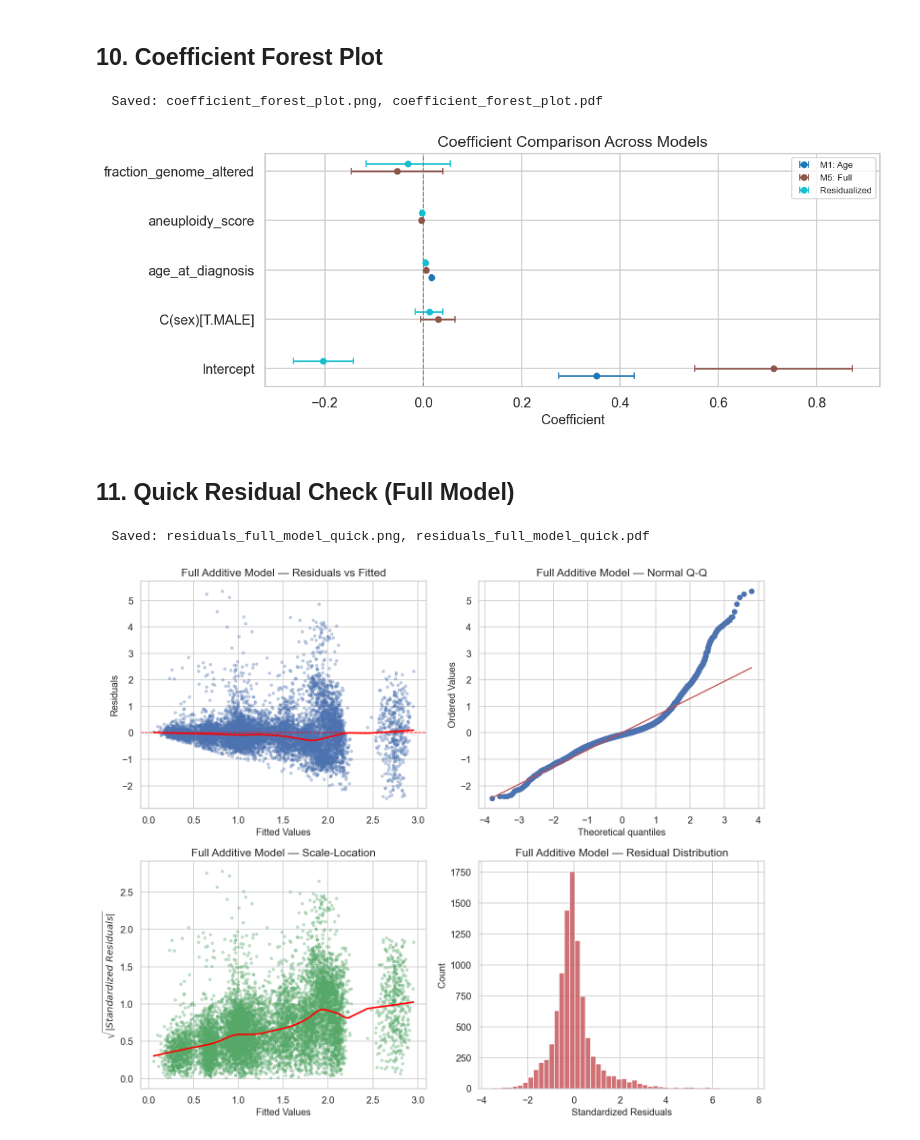
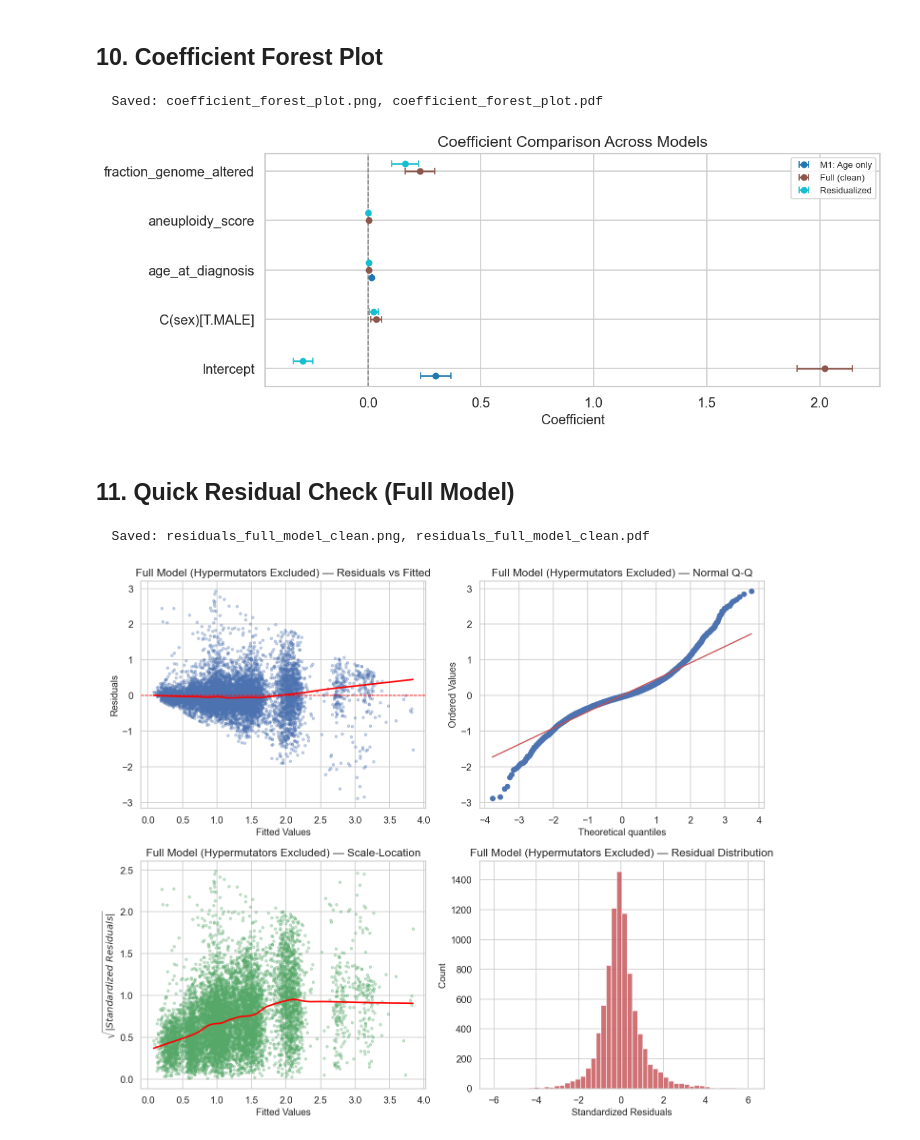
Before and after one commit to l1joseph/tmb-prediction_math189, a Jupyter notebook: notebooks/03_linear_regression.ipynb, the cells around one changed output. Cells and saved outputs as stored; diff of their text form; code cells hidden in the pictures.

```diff
--- a/notebooks/03_linear_regression.ipynb
+++ b/notebooks/03_linear_regression.ipynb
@@ -64,0 +50,18 @@ Complete cases (with MSI): 9568
+# %%
+# Core predictors
+core_predictors = ["age_at_diagnosis", "cancer_type", "sex",
+                   "msi_status", "aneuploidy_score", "fraction_genome_altered"]
+available = [c for c in core_predictors if c in df.columns]
+
+# Complete-case for full model (with MSI)
+model_df = get_model_df(df, available, "log_tmb")
+print(f"Complete cases: {len(model_df)}")
+print(f"TMB-high prevalence: {(model_df['log_tmb'] > np.log1p(10)).mean():.1%}")
+
+# Flag hypermutators (TMB > 50 mut/Mb) — these are MSI-H / POLE outliers
+model_df["hypermutator"] = (np.expm1(model_df["log_tmb"]) > 50).astype(int)
+print(f"Hypermutators (TMB > 50): {model_df['hypermutator'].sum()} ({model_df['hypermutator'].mean():.1%})")
+
+# Non-hypermutator subset for cleaner regression
+model_df_clean = model_df[model_df["hypermutator"] == 0].copy()
+print(f"After excluding hypermutators: {len(model_df_clean)}")
@@ -157,0 +164,13 @@ strong multicollinearity or other numerical problems.
+# %%
+full_formula = "log_tmb ~ age_at_diagnosis + C(cancer_type) + C(sex) + C(msi_status) + aneuploidy_score + fraction_genome_altered"
+
+# Fit on all samples
+m_full = fit_ols_formula(model_df, full_formula)
+print("=== Full Model (all samples) ===")
+print(f"Adj R² = {m_full.rsquared_adj:.4f}, n = {int(m_full.nobs)}")
+
+# Fit on non-hypermutator samples
+m_full_clean = fit_ols_formula(model_df_clean, full_formula)
+print(f"\n=== Full Model (hypermutators excluded) ===")
+print(f"Adj R² = {m_full_clean.rsquared_adj:.4f}, n = {int(m_full_clean.nobs)}")
+print(m_full_clean.summary())
@@ -350,10 +398,9 @@ fraction_genome_altered  -0.053139   -0.030998
 # %% [markdown]
 ## 10. Coefficient Forest Plot
 # %%
-# Collect tidy summaries for key models
 models_for_plot = {
-    "M1: Age": extract_model_summary(m1),
-    "M5: Full": extract_model_summary(m_full),
+    "M1: Age only": extract_model_summary(fit_ols_formula(model_df_clean, "log_tmb ~ age_at_diagnosis")),
+    "Full (clean)": extract_model_summary(m_full_clean),
     "Residualized": extract_model_summary(m_resid),
 }
 
@@ -362,17 +409,17 @@ save_fig(fig, "coefficient_forest_plot", FIGURES_DIR)
 plt.show()
 # %% [output]
   Saved: coefficient_forest_plot.png, coefficient_forest_plot.pdf
-[figure, old version]
+[figure, new version]
 # %% [markdown]
 ## 11. Quick Residual Check (Full Model)
 # %%
 fig = plot_residual_diagnostics(
-    m_full.fittedvalues.values,
-    m_full.resid.values,
-    model_name="Full Additive Model",
+    m_full_clean.fittedvalues.values,
+    m_full_clean.resid.values,
+    model_name="Full Model (Hypermutators Excluded)",
 )
-save_fig(fig, "residuals_full_model_quick", FIGURES_DIR)
+save_fig(fig, "residuals_full_model_clean", FIGURES_DIR)
 plt.show()
 # %% [output]
-  Saved: residuals_full_model_quick.png, residuals_full_model_quick.pdf
+  Saved: residuals_full_model_clean.png, residuals_full_model_clean.pdf
-[figure, old version]
+[figure, new version]
```
Also changed, not shown: parts of 20 cells of this notebook, 7 other files.
